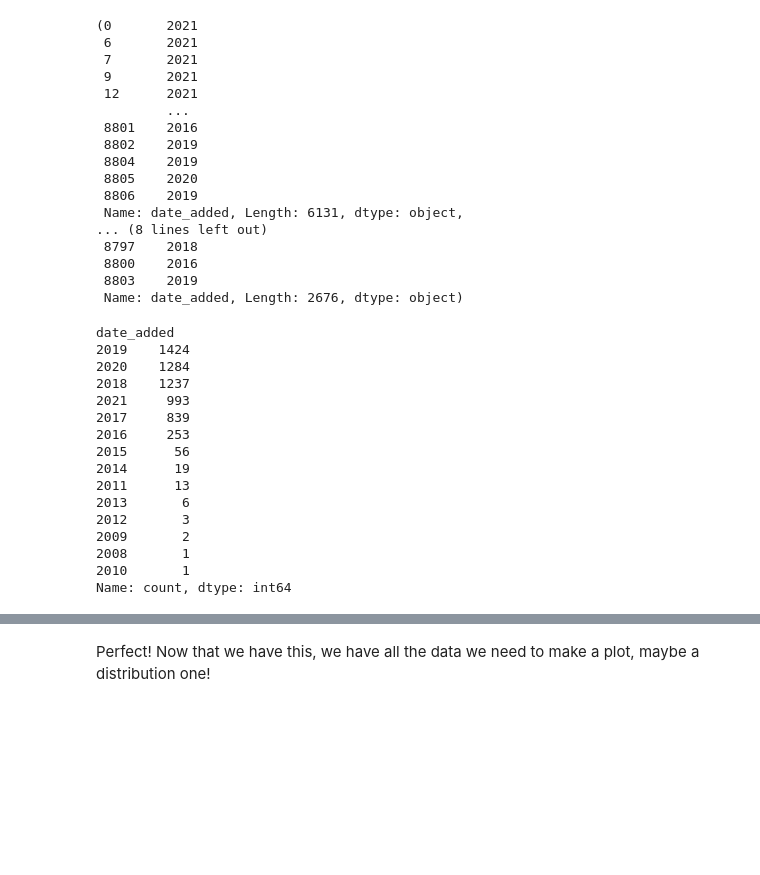
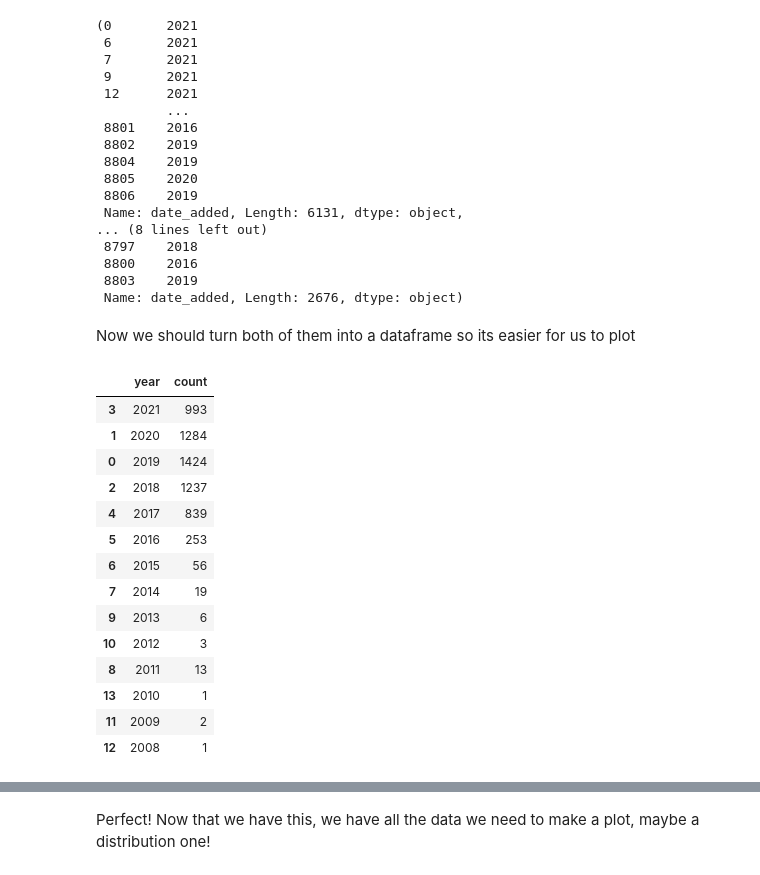
Before and after one commit to imelinc/eda-project, a Jupyter notebook: eda-project.ipynb, the cells around one changed output, grey strips where cells are left out. Saved outputs shown, nothing was run; the diff lists cells and outputs as text; code cells hidden in the pictures; blank space fills up the shorter version.

```diff
--- a/eda-project.ipynb
+++ b/eda-project.ipynb
@@ -392,23 +392,28 @@ year_movies, year_tv_shows
 # Now, let'c count the numbeer of ocurrences of each type (movie or tv show)
 num_movies = year_movies.value_counts()
 num_tv_shows = year_tv_shows.value_counts()
+# %% [markdown]
+Now we should turn both of them into a dataframe so its easier for us to plot
 # %%
-num_movies
+df_movie_years = num_movies.reset_index()
+df_movie_years.columns = ["year", "count"]
+df_movie_years["year"] = df_movie_years["year"].astype(int).sort_values()
+df_movie_years = df_movie_years.sort_values("year", ascending=False)
+df_movie_years
 # %% [output]
-date_added
-2019    1424
-2020    1284
-2018    1237
-2021     993
-2017     839
-2016     253
-2015      56
-2014      19
-2011      13
-2013       6
-2012       3
-2009       2
-2008       1
-2010       1
-Name: count, dtype: int64
+|  | year | count |
+| 3 | 2021 | 993 |
+| 1 | 2020 | 1284 |
+| 0 | 2019 | 1424 |
+| 2 | 2018 | 1237 |
+| 4 | 2017 | 839 |
+| 5 | 2016 | 253 |
+| 6 | 2015 | 56 |
+| 7 | 2014 | 19 |
+| 9 | 2013 | 6 |
+| 10 | 2012 | 3 |
+| 8 | 2011 | 13 |
+| 13 | 2010 | 1 |
+| 11 | 2009 | 2 |
+| 12 | 2008 | 1 |
 # %%
```
Also changed, not shown: parts of 2 cells of this notebook.
